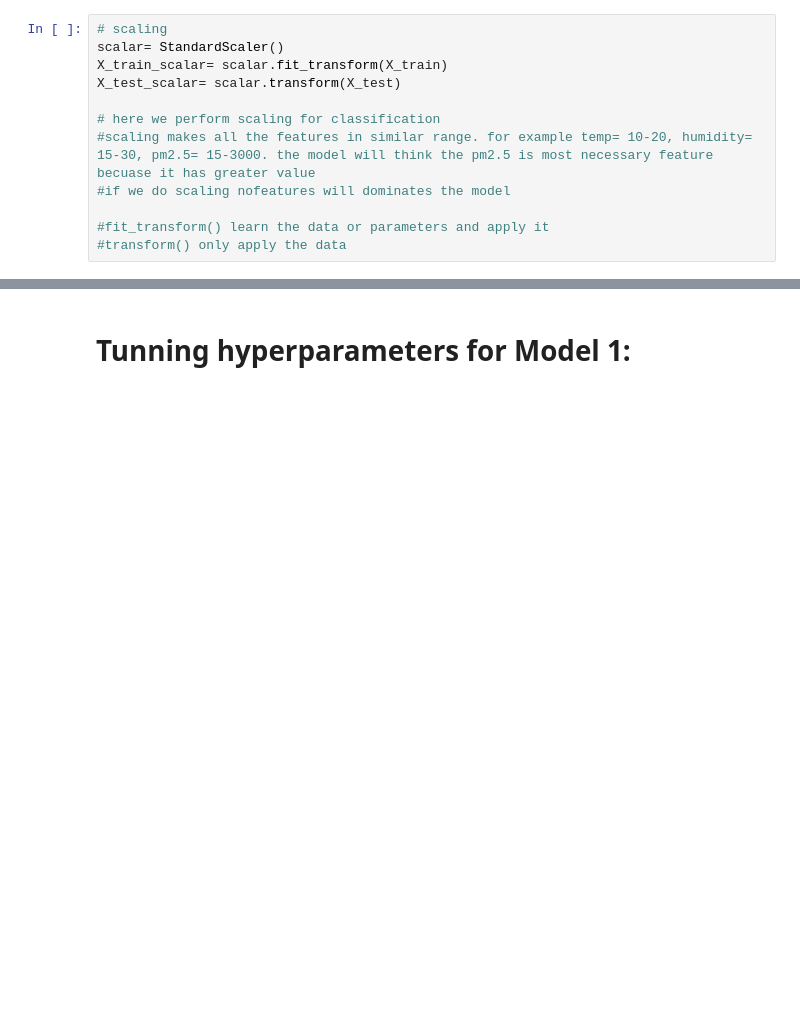
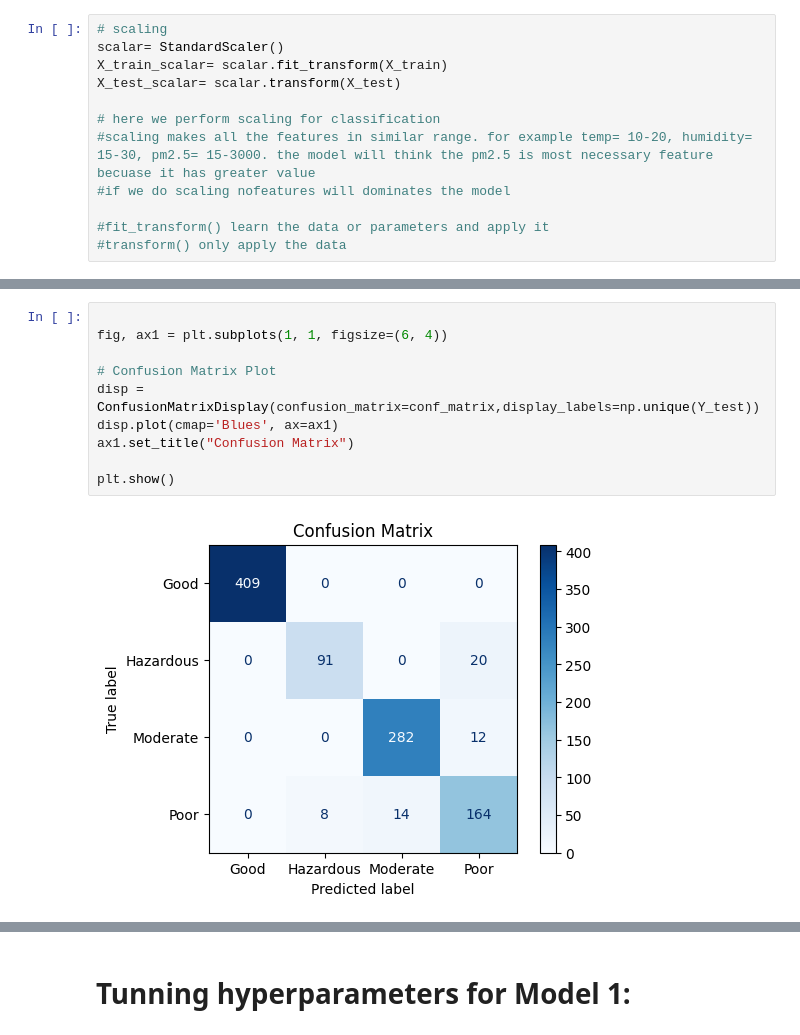
Before and after one commit to budhathoki10/Concept_and_Technology_of_AI, a Jupyter notebook: 2501392_Kushal_Budhathoki_classification.ipynb, the cells around one changed output, grey strips where cells are left out. Saved outputs shown, nothing was run; the diff lists cells and outputs as text; blank space fills up the shorter version.

```diff
--- a/2501392_Kushal_Budhathoki_classification.ipynb
+++ b/2501392_Kushal_Budhathoki_classification.ipynb
@@ -318,0 +454,12 @@ Classification Report:
+# %%
+
+fig, ax1 = plt.subplots(1, 1, figsize=(6, 4))
+
+# Confusion Matrix Plot
+disp = ConfusionMatrixDisplay(confusion_matrix=conf_matrix,display_labels=np.unique(Y_test))
+disp.plot(cmap='Blues', ax=ax1)
+ax1.set_title("Confusion Matrix")
+
+plt.show()
+# %% [output]
+[figure, added]
```
Also changed, not shown: parts of 51 cells of this notebook.
